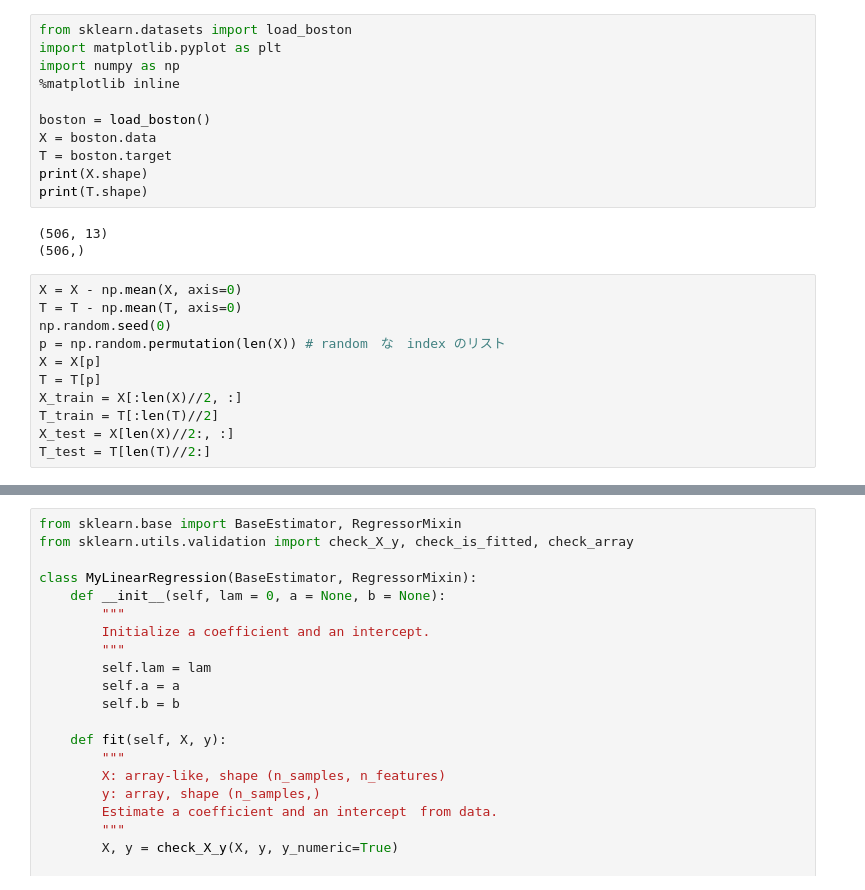
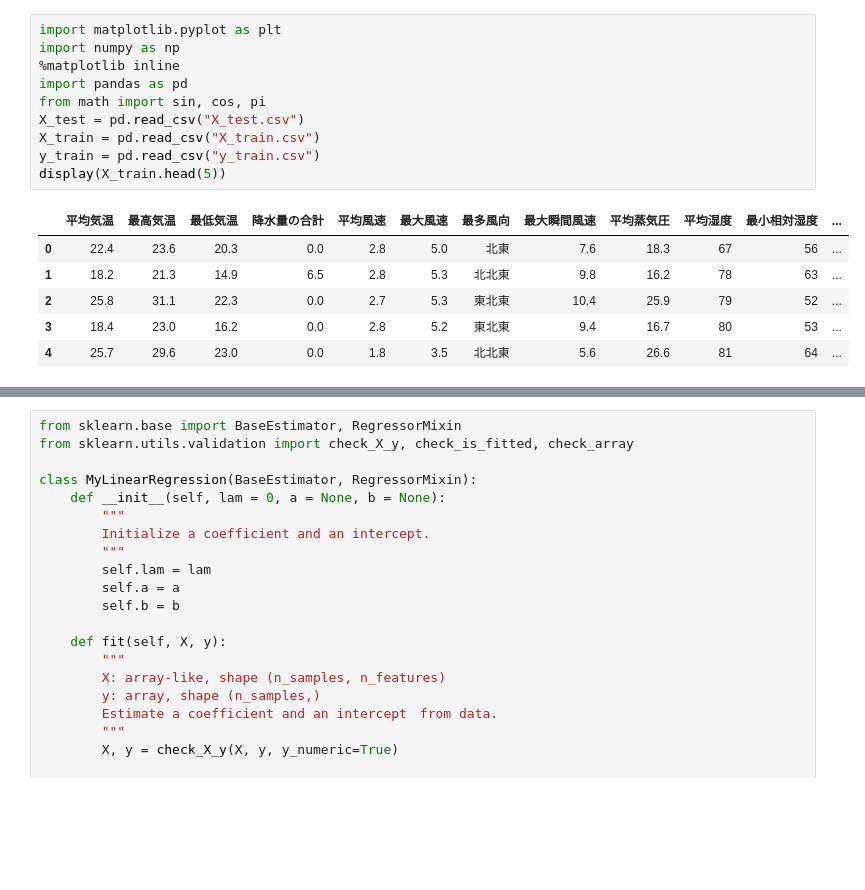
Before and after one commit to kan-nan-sohta/training, a Jupyter notebook: Chap5-1.ipynb, the cells around one changed output, grey strips where cells are left out. Saved outputs shown, nothing was run; the diff lists cells and outputs as text; blank space fills up the shorter version.

```diff
--- a/Chap5-1.ipynb
+++ b/Chap5-1.ipynb
@@ -7,25 +1,17 @@
-# %%
-from sklearn.datasets import load_boston
-import matplotlib.pyplot as plt
-import numpy as np
-%matplotlib inline
-
-boston = load_boston()
-X = boston.data
-T = boston.target
-print(X.shape)
-print(T.shape)
-# %% [output]
-(506, 13)
-(506,)
-# %%
-X = X - np.mean(X, axis=0)
-T = T - np.mean(T, axis=0)
-np.random.seed(0)
-p = np.random.permutation(len(X)) # random　な　index のリスト
-X = X[p]
-T = T[p]
-X_train = X[:len(X)//2, :]
-T_train = T[:len(T)//2]
-X_test = X[len(X)//2:, :]
-T_test = T[len(T)//2:]
+# %%
+import matplotlib.pyplot as plt
+import numpy as np
+%matplotlib inline
+import pandas as pd
+from math import sin, cos, pi
+X_test = pd.read_csv("X_test.csv")
+X_train = pd.read_csv("X_train.csv")
+y_train = pd.read_csv("y_train.csv")
+display(X_train.head(5))
+# %% [output]
+|  | 平均気温 | 最高気温 | 最低気温 | 降水量の合計 | 平均風速 | 最大風速 | 最多風向 | 最大瞬間風速 | 平均蒸気圧 | 平均湿度 | 最小相対湿度 | ... |
+| 0 | 22.4 | 23.6 | 20.3 | 0.0 | 2.8 | 5.0 | 北東 | 7.6 | 18.3 | 67 | 56 | ... |
+| 1 | 18.2 | 21.3 | 14.9 | 6.5 | 2.8 | 5.3 | 北北東 | 9.8 | 16.2 | 78 | 63 | ... |
+| 2 | 25.8 | 31.1 | 22.3 | 0.0 | 2.7 | 5.3 | 東北東 | 10.4 | 25.9 | 79 | 52 | ... |
+| 3 | 18.4 | 23.0 | 16.2 | 0.0 | 2.8 | 5.2 | 東北東 | 9.4 | 16.7 | 80 | 53 | ... |
+| 4 | 25.7 | 29.6 | 23.0 | 0.0 | 1.8 | 3.5 | 北北東 | 5.6 | 26.6 | 81 | 64 | ... |
```
Also changed, not shown: parts of 6 cells of this notebook, 1 other file.
